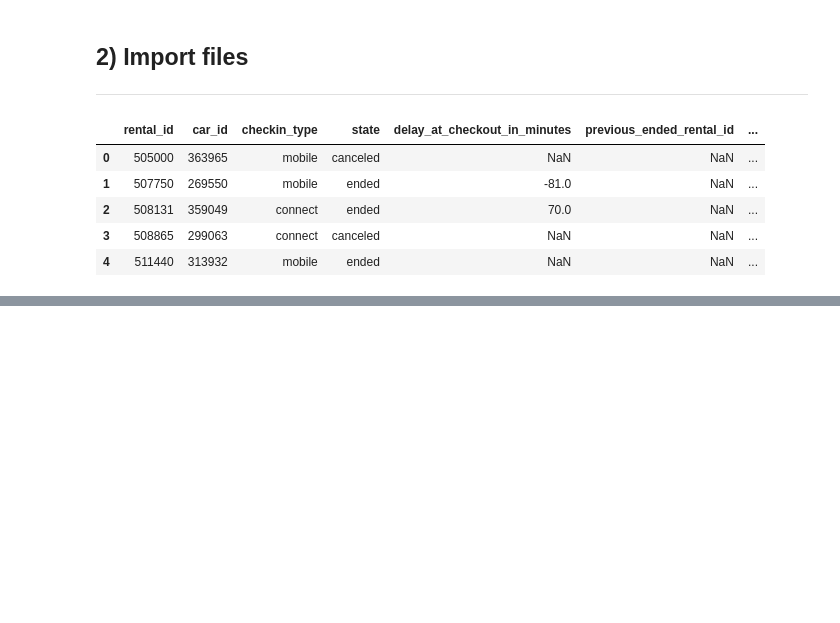
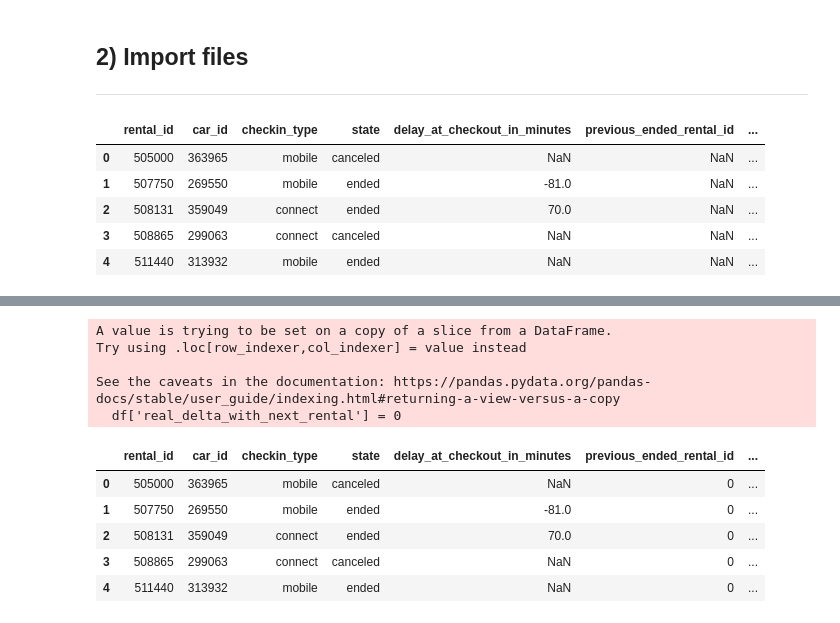
Before and after one commit to LyXoR51/my_certification_projects, a Jupyter notebook: M05-Projet-GetAround/GetAround_EDA.ipynb, the cells around one changed output, grey strips where cells are left out. Saved outputs shown, nothing was run; the diff lists cells and outputs as text; code cells hidden in the pictures; blank space fills up the shorter version.

```diff
--- a/M05-Projet-GetAround/GetAround_EDA.ipynb
+++ b/M05-Projet-GetAround/GetAround_EDA.ipynb
@@ -93,0 +349,31 @@ Name: count, dtype: int64
+# %%
+# Initialize the new column 'test3' with zeros or any default value
+df['real_delta_with_next_rental'] = 0
+
+# Iterate over each id in the list
+for id in list_previous_ended_rental_id:
+    # Use .loc to find the index where 'previous_ended_rental_id' matches the current id
+    matching_indices = df[df['previous_ended_rental_id'] == id].index
+
+    # Check if there are any matching indices
+    if not matching_indices.empty:
+        # Get the corresponding 'time_delta_with_previous_rental_in_minutes' value for the first matching index
+        time_delta = df.loc[matching_indices[0], 'time_delta_with_previous_rental_in_minutes']
+
+        # Update 'test3' where 'rental_id' matches the current id
+        df.loc[data['rental_id'] == id, 'real_delta_with_next_rental'] = time_delta - df.loc[df['rental_id'] == id, 'delay_at_checkout_in_minutes']
+
+# Display the first few rows of the DataFrame
+df.head()
+# %% [output]
+A value is trying to be set on a copy of a slice from a DataFrame.
+Try using .loc[row_indexer,col_indexer] = value instead
+
+See the caveats in the documentation: https://pandas.pydata.org/pandas-docs/stable/user_guide/indexing.html#returning-a-view-versus-a-copy
+  df['real_delta_with_next_rental'] = 0
+|  | rental_id | car_id | checkin_type | state | delay_at_checkout_in_minutes | previous_ended_rental_id | ... |
+| 0 | 505000 | 363965 | mobile | canceled | NaN | 0 | ... |
+| 1 | 507750 | 269550 | mobile | ended | -81.0 | 0 | ... |
+| 2 | 508131 | 359049 | connect | ended | 70.0 | 0 | ... |
+| 3 | 508865 | 299063 | connect | canceled | NaN | 0 | ... |
+| 4 | 511440 | 313932 | mobile | ended | NaN | 0 | ... |
```
Also changed, not shown: parts of 47 cells of this notebook, 3 other files.
